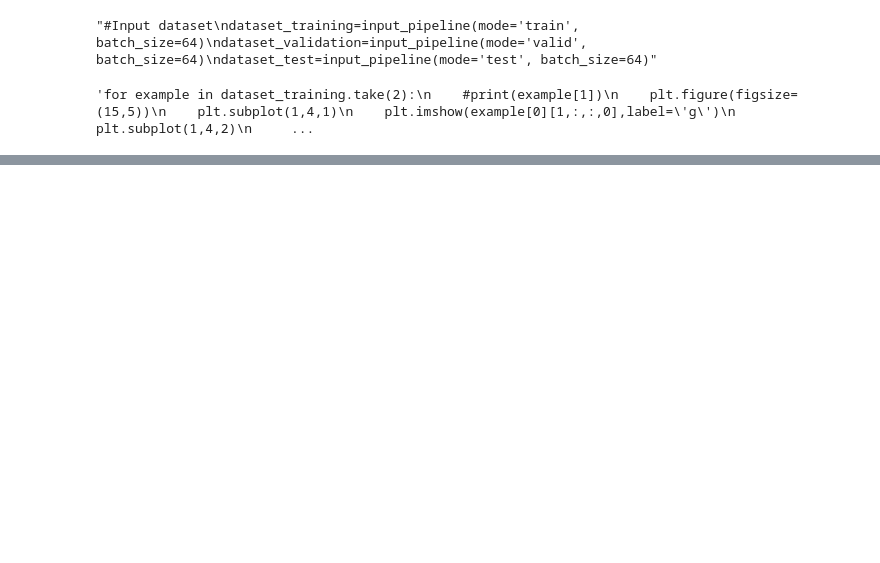
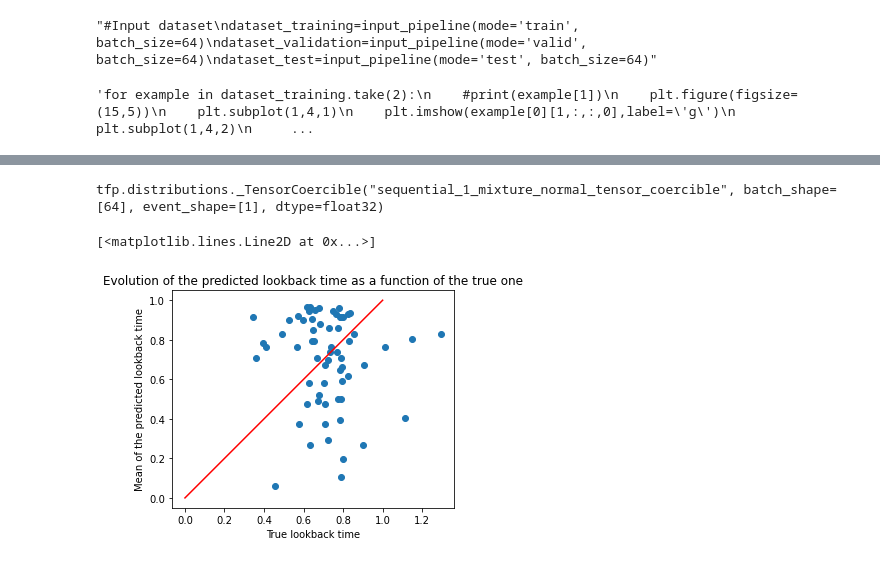
Before and after one commit to EiffL/sfh-inference-hackathon, a Jupyter notebook: notebooks/load_tng100_image_dataset_noiseless.ipynb, the cells around one changed output, grey strips where cells are left out. Drawn from its saved outputs; the diff is of its cells as text; code cells hidden in the pictures; blank space fills up the shorter version.

```diff
--- a/notebooks/load_tng100_image_dataset_noiseless.ipynb
+++ b/notebooks/load_tng100_image_dataset_noiseless.ipynb
@@ -612,0 +580,17 @@ plt.colorbar()"""
+# %%
+print(predictions)
+# %% [output]
+tfp.distributions._TensorCoercible("sequential_1_mixture_normal_tensor_coercible", batch_shape=[64], event_shape=[1], dtype=float32)
+# %%
+#Scatter plot for one galaxy
+mean=predictions.mean()
+std = predictions.stddev()
+plt.scatter(mean.numpy(),true)
+plt.title("Evolution of the predicted lookback time as a function of the true one")
+plt.xlabel("True lookback time")
+plt.ylabel("Mean of the predicted lookback time")
+plt.gca().set_aspect("equal")
+plt.plot([0,1],[0,1],'r')
+# %% [output]
+[<matplotlib.lines.Line2D at 0x...>]
+[figure, added]
```
Also changed, not shown: parts of 20 cells of this notebook.
